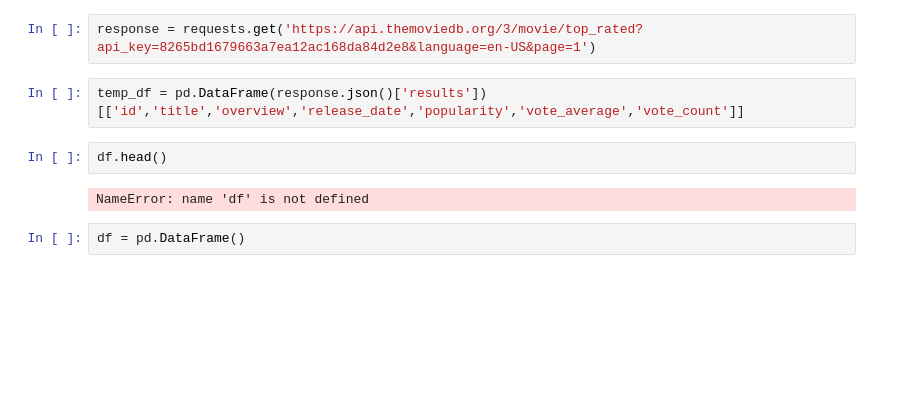
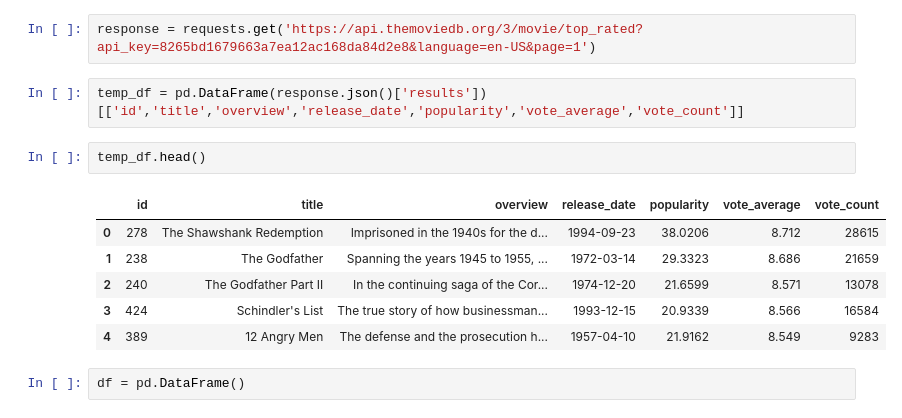
Before and after one commit to pavanteja443/100-days-of-ML, a Jupyter notebook: day17-api-to-dataframe/day17 Original.ipynb, the cells around one changed output. Cells and saved outputs as stored; diff of their text form; blank space fills up the shorter version.

```diff
--- a/day17-api-to-dataframe/day17 Original.ipynb
+++ b/day17-api-to-dataframe/day17 Original.ipynb
@@ -6,9 +6,14 @@ response = requests.get('https://api.themoviedb.org/3/movie/top_rated?api_key=82
 # %%
 temp_df = pd.DataFrame(response.json()['results'])[['id','title','overview','release_date','popularity','vote_average','vote_count']]
 # %%
-df.head()
+temp_df.head()
 # %% [output]
-NameError: name 'df' is not defined
+|  | id | title | overview | release_date | popularity | vote_average | vote_count |
+| 0 | 278 | The Shawshank Redemption | Imprisoned in the 1940s for the d... | 1994-09-23 | 38.0206 | 8.712 | 28615 |
+| 1 | 238 | The Godfather | Spanning the years 1945 to 1955, ... | 1972-03-14 | 29.3323 | 8.686 | 21659 |
+| 2 | 240 | The Godfather Part II | In the continuing saga of the Cor... | 1974-12-20 | 21.6599 | 8.571 | 13078 |
+| 3 | 424 | Schindler's List | The true story of how businessman... | 1993-12-15 | 20.9339 | 8.566 | 16584 |
+| 4 | 389 | 12 Angry Men | The defense and the prosecution h... | 1957-04-10 | 21.9162 | 8.549 | 9283 |
 # %%
 df = pd.DataFrame()
 # %%
```
Also changed, not shown: parts of 4 cells of this notebook, 7 other files.
